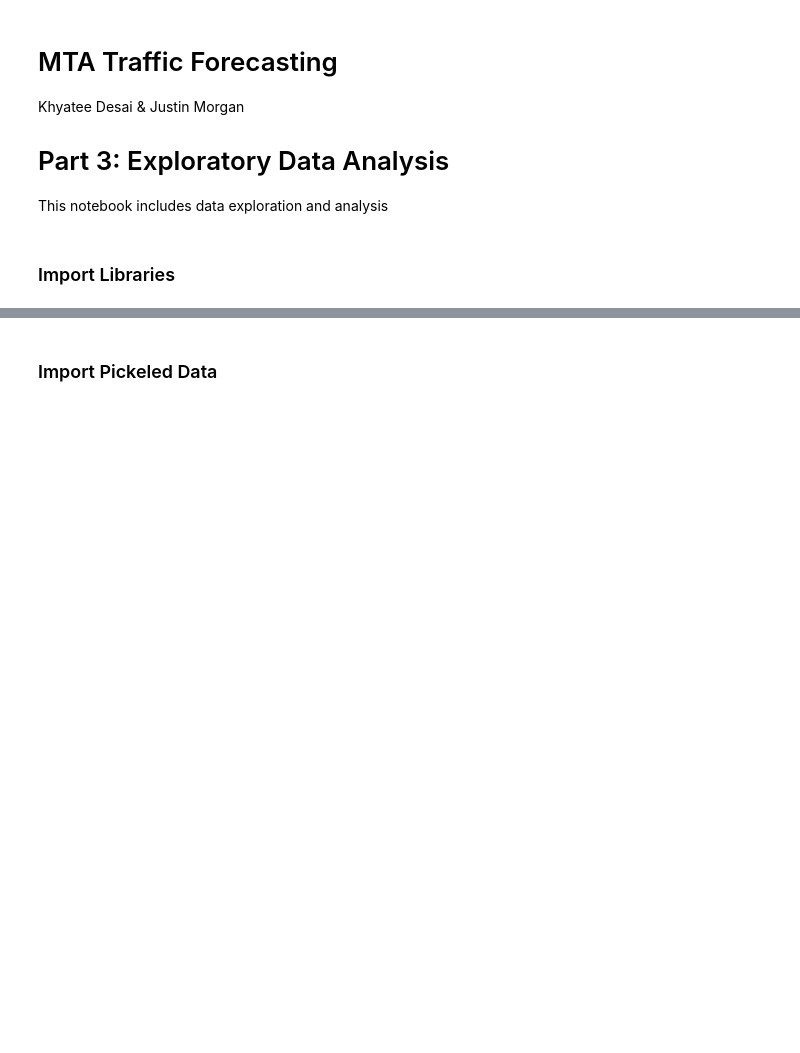
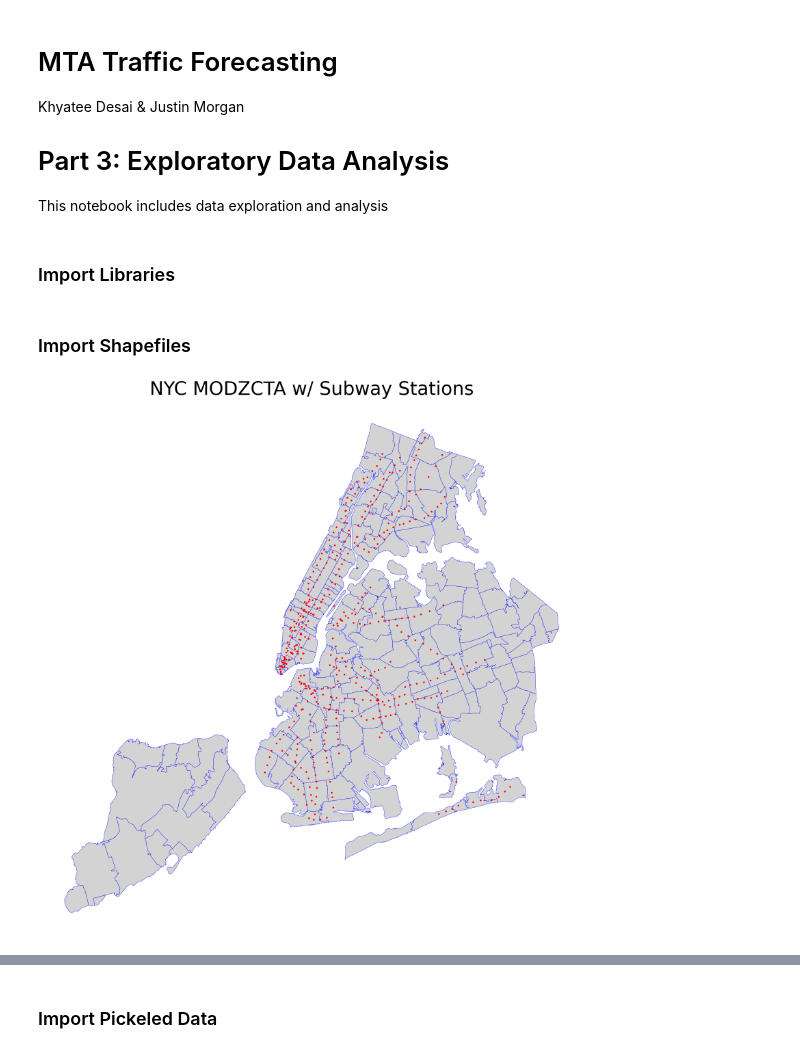
Before and after one commit to justinm0rgan/mta-turnstile-covid, a Jupyter notebook: data-analysis.ipynb, the cells around one changed output, grey strips where cells are left out. Drawn from its saved outputs; the diff is of its cells as text; code cells hidden in the pictures; blank space fills up the shorter version.

Commit message:
updated data analysis nb with renderings of ct and modzcta with subway overlay

```diff
--- a/data-analysis.ipynb
+++ b/data-analysis.ipynb
@@ -15,0 +18,15 @@ import seaborn as sns
+# %% [markdown]
+### Import Shapefiles
+# %%
+station_gdf = gpd.read_file('./shp/station_gdf.shp')
+modzcta_gdf = gpd.read_file('./shp/modzcta_gdf.shp')
+ct_gdf = gpd.read_file('./shp/ct_gdf.shp')
+# %%
+fig, ax = plt.subplots(figsize=(50,40))
+ax = modzcta_gdf.plot(ax=ax, color='lightgray', edgecolor='b')
+ax = station_gdf.plot(ax=ax, color='r')
+ax.set_title(label="NYC MODZCTA w/ Subway Stations", fontdict={'fontsize':75}, loc='center')
+ax.set_axis_off()
+plt.show()
+# %% [output]
+[figure, added]
```
Also changed, not shown: parts of 2 cells of this notebook.
